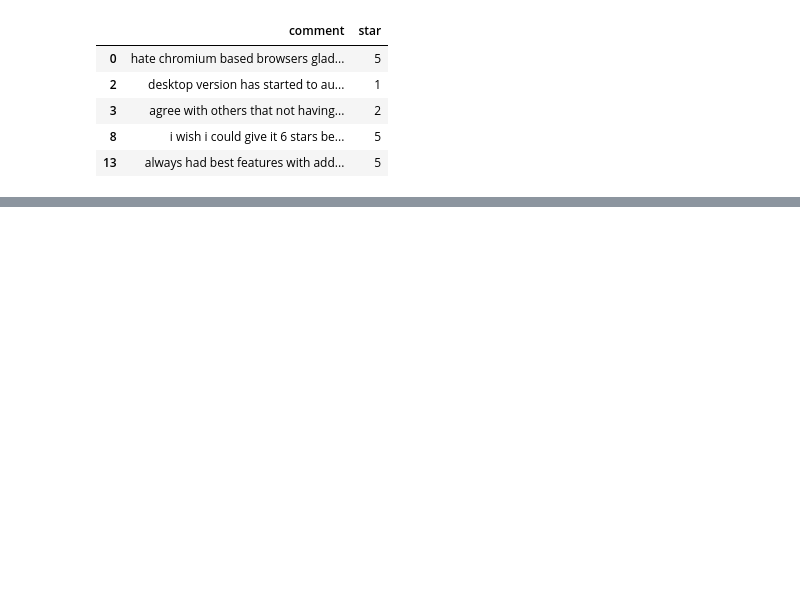
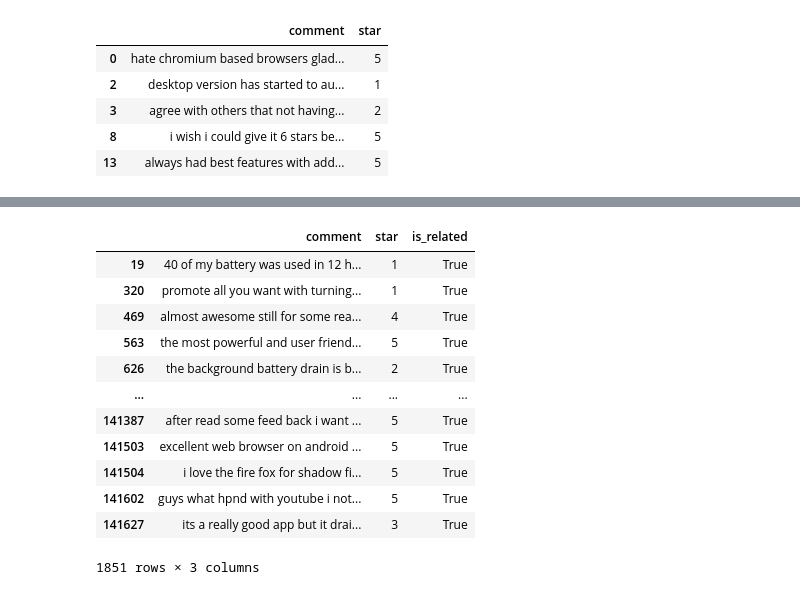
Before and after one commit to cs21m014iittp/ISE_Project, a Jupyter notebook: processing.ipynb, the cells around one changed output, grey strips where cells are left out. Drawn from its saved outputs; the diff is of its cells as text; code cells hidden in the pictures; blank space fills up the shorter version.

```diff
--- a/processing.ipynb
+++ b/processing.ipynb
@@ -270,0 +275,16 @@ keywords_list_energy=["battery","drain","power","juice","charge","charging","dra
+# %%
+kw_filtered_df
+# %% [output]
+|  | comment | star | is_related |
+| 19 | 40 of my battery was used in 12 h... | 1 | True |
+| 320 | promote all you want with turning... | 1 | True |
+| 469 | almost awesome still for some rea... | 4 | True |
+| 563 | the most powerful and user friend... | 5 | True |
+| 626 | the background battery drain is b... | 2 | True |
+| ... | ... | ... | ... |
+| 141387 | after read some feed back i want ... | 5 | True |
+| 141503 | excellent web browser on android ... | 5 | True |
+| 141504 | i love the fire fox for shadow fi... | 5 | True |
+| 141602 | guys what hpnd with youtube i not... | 5 | True |
+| 141627 | its a really good app but it drai... | 3 | True |
+1851 rows × 3 columns
```
Also changed, not shown: parts of 13 cells of this notebook.
